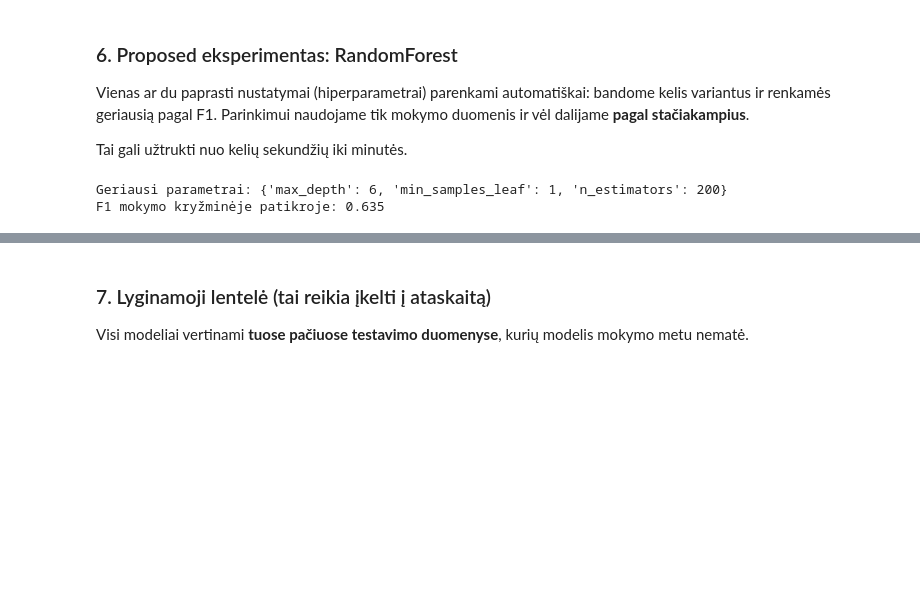
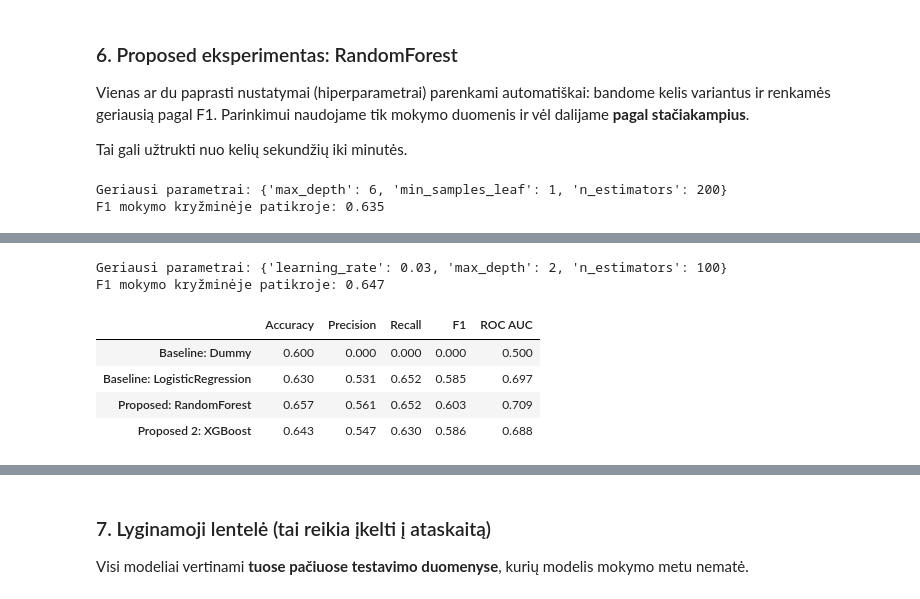
Before and after one commit to linakalu6/Dirvozemio-tinkamumas-paprastajai-pusiai-Lietuvos-teritorijoje, a Jupyter notebook: pusis_03_modelis.ipynb, the cells around one changed output, grey strips where cells are left out. Saved outputs shown, nothing was run; the diff lists cells and outputs as text; code cells hidden in the pictures; blank space fills up the shorter version.

```diff
--- a/pusis_03_modelis.ipynb
+++ b/pusis_03_modelis.ipynb
@@ -159,0 +173,34 @@ F1 mokymo kryžminėje patikroje: 0.635
+# %%
+from xgboost import XGBClassifier
+
+parametrai_xgb = {
+    "n_estimators": [100, 300],
+    "max_depth": [2, 3, 4],
+    "learning_rate": [0.03, 0.1],
+}
+
+paieska_xgb = GridSearchCV(
+    XGBClassifier(random_state=42, eval_metric="logloss", n_jobs=1),
+    parametrai_xgb,
+    scoring="f1",
+    cv=GroupKFold(n_splits=5),
+    n_jobs=-1,
+)
+paieska_xgb.fit(X_train, y_train, groups=grupes_train)
+
+xgb = paieska_xgb.best_estimator_
+print("Geriausi parametrai:", paieska_xgb.best_params_)
+print("F1 mokymo kryžminėje patikroje:", round(paieska_xgb.best_score_, 3))
+
+rezultatai["Proposed 2: XGBoost"] = ivertinti(xgb, X_test, y_test)
+lentele = pd.DataFrame(rezultatai).T.round(3)
+lentele.to_csv("metrikos.csv")
+lentele
+# %% [output]
+Geriausi parametrai: {'learning_rate': 0.03, 'max_depth': 2, 'n_estimators': 100}
+F1 mokymo kryžminėje patikroje: 0.647
+|  | Accuracy | Precision | Recall | F1 | ROC AUC |
+| Baseline: Dummy | 0.600 | 0.000 | 0.000 | 0.000 | 0.500 |
+| Baseline: LogisticRegression | 0.630 | 0.531 | 0.652 | 0.585 | 0.697 |
+| Proposed: RandomForest | 0.657 | 0.561 | 0.652 | 0.603 | 0.709 |
+| Proposed 2: XGBoost | 0.643 | 0.547 | 0.630 | 0.586 | 0.688 |
```
Also changed, not shown: parts of 14 cells of this notebook, 3 other files.
